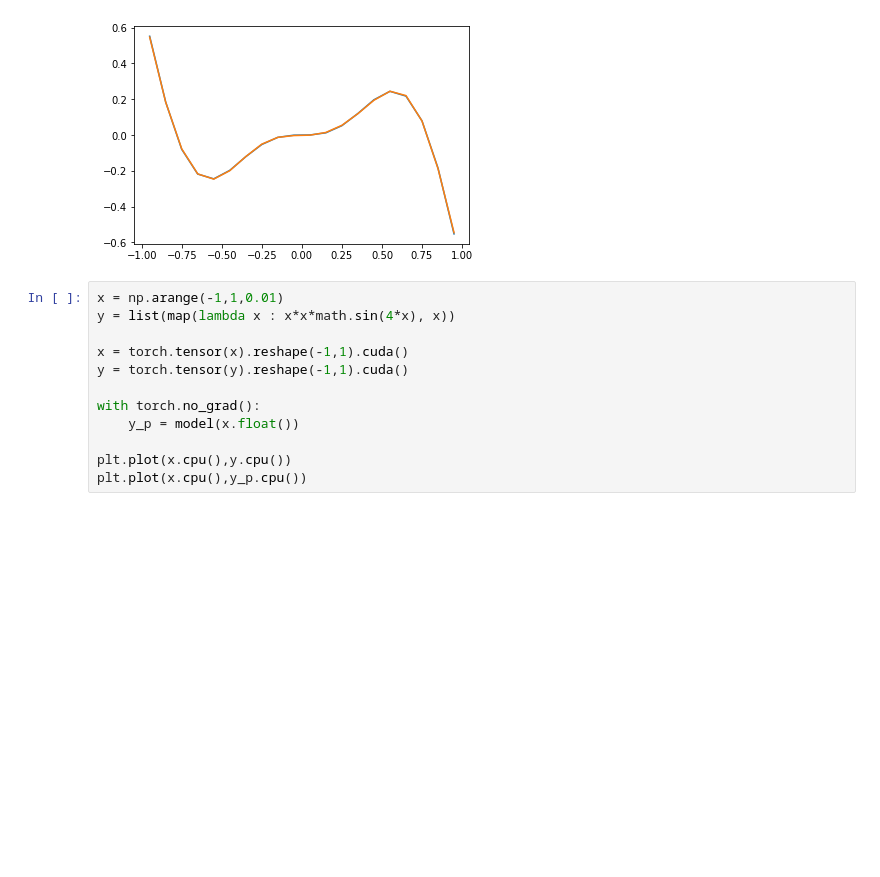
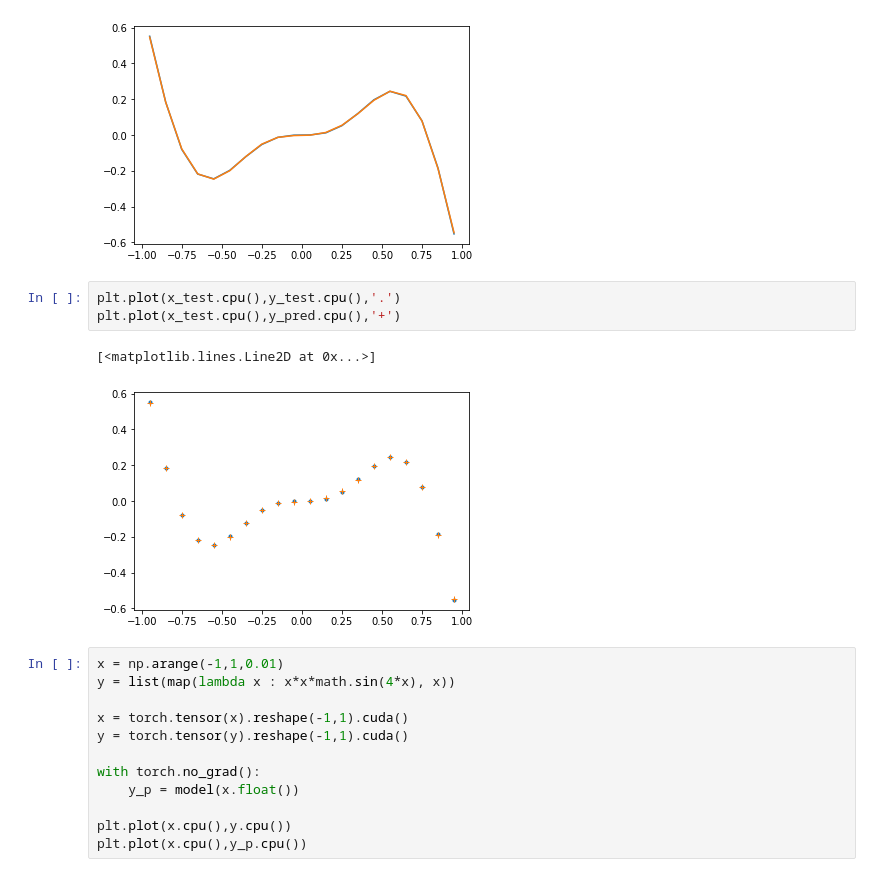
Before and after one commit to RiverShi/CourseCode, a Jupyter notebook: ML/p2/Use_LinearReg.ipynb, the cells around one changed output. Cells and saved outputs as stored; diff of their text form; blank space fills up the shorter version.

```diff
--- a/ML/p2/Use_LinearReg.ipynb
+++ b/ML/p2/Use_LinearReg.ipynb
@@ -45,6 +44,12 @@ plt.plot(x_test.cpu(),y_pred.cpu())
 # %% [output]
 [<matplotlib.lines.Line2D at 0x...>]
 [figure]
+# %%
+plt.plot(x_test.cpu(),y_test.cpu(),'.')
+plt.plot(x_test.cpu(),y_pred.cpu(),'+')
+# %% [output]
+[<matplotlib.lines.Line2D at 0x...>]
+[figure, added]
 # %%
 x = np.arange(-1,1,0.01)
 y = list(map(lambda x : x*x*math.sin(4*x), x))
```
Also changed, not shown: parts of 2 cells of this notebook, 3 other files.
